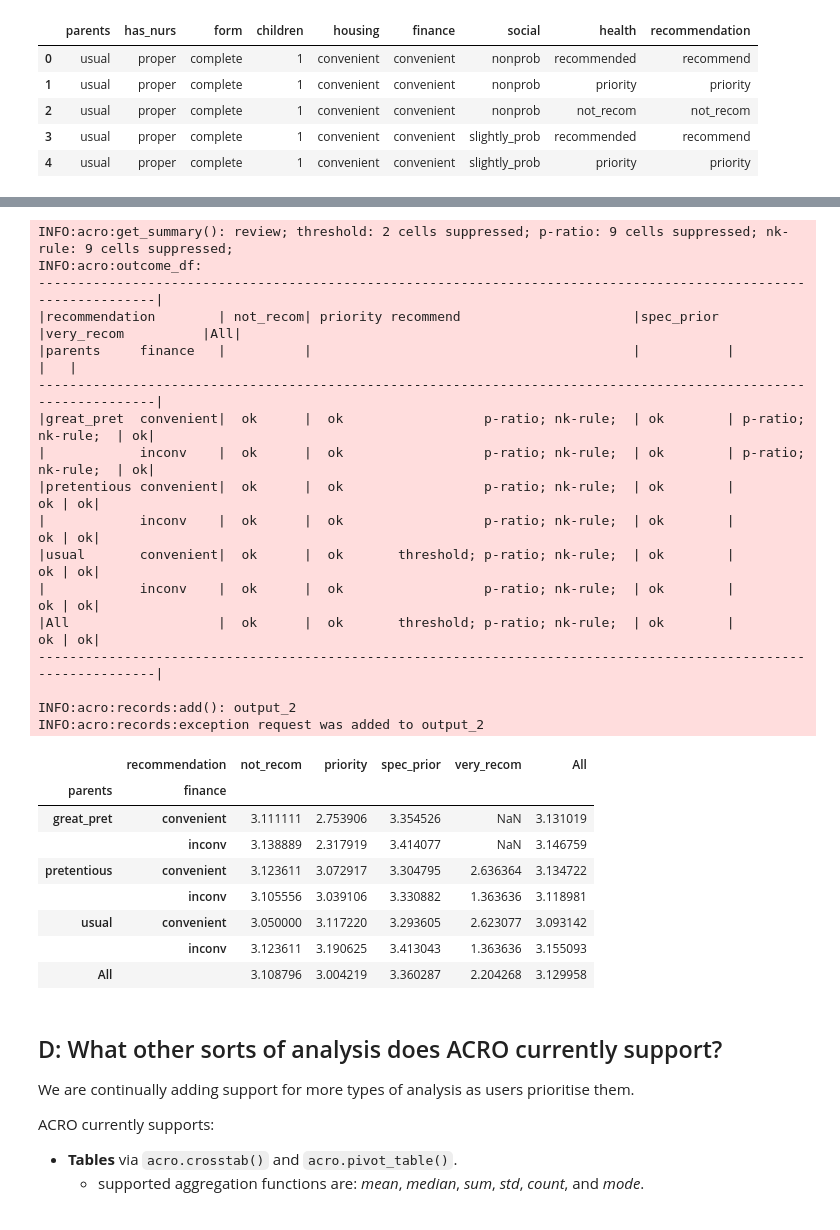
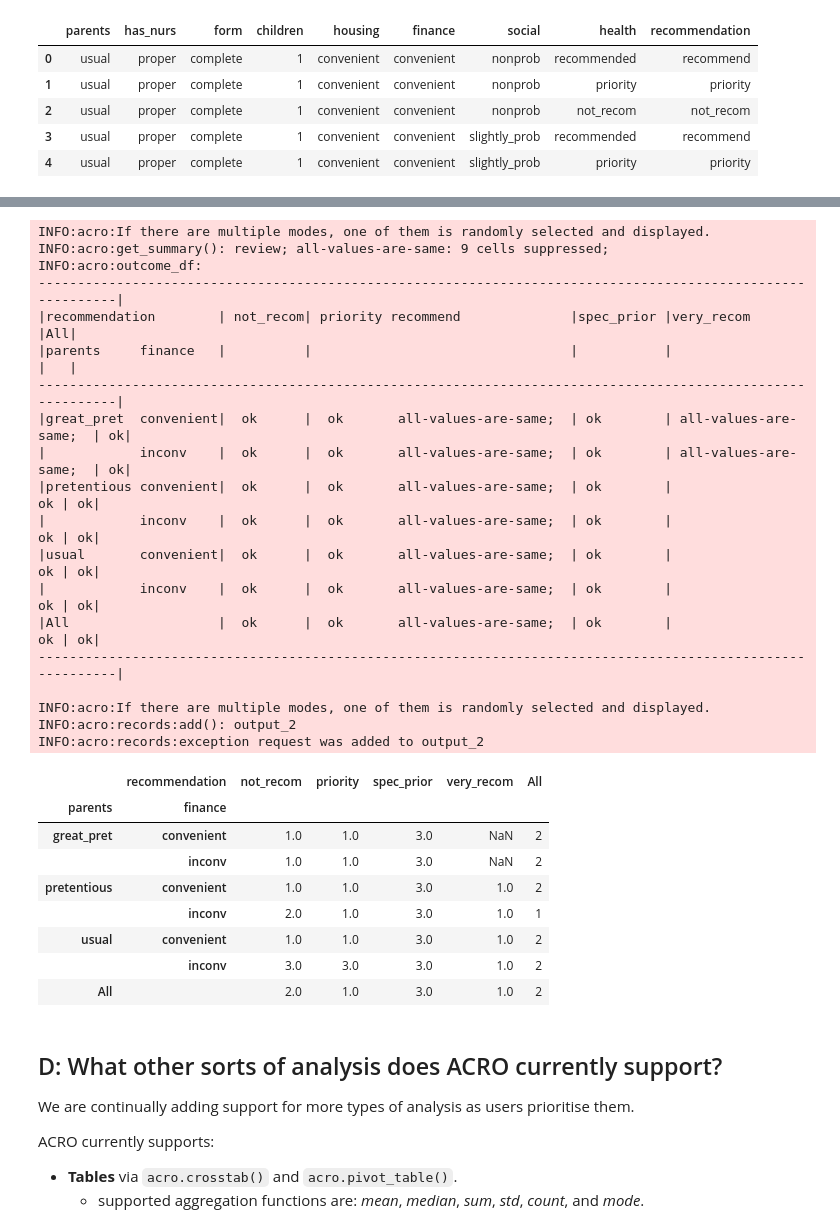
Before and after one commit to AI-SDC/ACRO, a Jupyter notebook: notebooks/acro_demo_2026.ipynb, the cells around one changed output, grey strips where cells are left out. Drawn from its saved outputs; the diff is of its cells as text; code cells hidden in the pictures.

```diff
--- a/notebooks/acro_demo_2026.ipynb
+++ b/notebooks/acro_demo_2026.ipynb
@@ -266,39 +285,41 @@ This is because after suppression has replaced numbers with `NaN`, pandas remove
 # %%
 acro.suppress = True
 acro.crosstab(
     index=[df.parents, df.finance],
     columns=df.recommendation,
     values=df.children,
-    aggfunc="mean",
+    aggfunc="mode",
     margins=True,
 )
 # %% [output]
-INFO:acro:get_summary(): review; threshold: 2 cells suppressed; p-ratio: 9 cells suppressed; nk-rule: 9 cells suppressed;
+INFO:acro:If there are multiple modes, one of them is randomly selected and displayed.
+INFO:acro:get_summary(): review; all-values-are-same: 9 cells suppressed;
 INFO:acro:outcome_df:
------------------------------------------------------------------------------------------------------------------|
-|recommendation        | not_recom| priority recommend                      |spec_prior |very_recom          |All|
-|parents     finance   |          |                                         |           |                    |   |
------------------------------------------------------------------------------------------------------------------|
-|great_pret  convenient|  ok      |  ok                  p-ratio; nk-rule;  | ok        | p-ratio; nk-rule;  | ok|
-|            inconv    |  ok      |  ok                  p-ratio; nk-rule;  | ok        | p-ratio; nk-rule;  | ok|
-|pretentious convenient|  ok      |  ok                  p-ratio; nk-rule;  | ok        |                 ok | ok|
-|            inconv    |  ok      |  ok                  p-ratio; nk-rule;  | ok        |                 ok | ok|
-|usual       convenient|  ok      |  ok       threshold; p-ratio; nk-rule;  | ok        |                 ok | ok|
-|            inconv    |  ok      |  ok                  p-ratio; nk-rule;  | ok        |                 ok | ok|
-|All                   |  ok      |  ok       threshold; p-ratio; nk-rule;  | ok        |                 ok | ok|
------------------------------------------------------------------------------------------------------------------|
+------------------------------------------------------------------------------------------------------------|
+|recommendation        | not_recom| priority recommend              |spec_prior |very_recom             |All|
+|parents     finance   |          |                                 |           |                       |   |
+------------------------------------------------------------------------------------------------------------|
+|great_pret  convenient|  ok      |  ok       all-values-are-same;  | ok        | all-values-are-same;  | ok|
+|            inconv    |  ok      |  ok       all-values-are-same;  | ok        | all-values-are-same;  | ok|
+|pretentious convenient|  ok      |  ok       all-values-are-same;  | ok        |                    ok | ok|
+|            inconv    |  ok      |  ok       all-values-are-same;  | ok        |                    ok | ok|
+|usual       convenient|  ok      |  ok       all-values-are-same;  | ok        |                    ok | ok|
+|            inconv    |  ok      |  ok       all-values-are-same;  | ok        |                    ok | ok|
+|All                   |  ok      |  ok       all-values-are-same;  | ok        |                    ok | ok|
+------------------------------------------------------------------------------------------------------------|
 
+INFO:acro:If there are multiple modes, one of them is randomly selected and displayed.
 INFO:acro:records:add(): output_2
 INFO:acro:records:exception request was added to output_2
 |  | recommendation | not_recom | priority | spec_prior | very_recom | All |
 | parents | finance |  |  |  |  |  |
-| great_pret | convenient | 3.111111 | 2.753906 | 3.354526 | NaN | 3.131019 |
-|  | inconv | 3.138889 | 2.317919 | 3.414077 | NaN | 3.146759 |
-| pretentious | convenient | 3.123611 | 3.072917 | 3.304795 | 2.636364 | 3.134722 |
-|  | inconv | 3.105556 | 3.039106 | 3.330882 | 1.363636 | 3.118981 |
-| usual | convenient | 3.050000 | 3.117220 | 3.293605 | 2.623077 | 3.093142 |
-|  | inconv | 3.123611 | 3.190625 | 3.413043 | 1.363636 | 3.155093 |
-| All |  | 3.108796 | 3.004219 | 3.360287 | 2.204268 | 3.129958 |
+| great_pret | convenient | 1.0 | 1.0 | 3.0 | NaN | 2 |
+|  | inconv | 1.0 | 1.0 | 3.0 | NaN | 2 |
+| pretentious | convenient | 1.0 | 1.0 | 3.0 | 1.0 | 2 |
+|  | inconv | 2.0 | 1.0 | 3.0 | 1.0 | 1 |
+| usual | convenient | 1.0 | 1.0 | 3.0 | 1.0 | 2 |
+|  | inconv | 3.0 | 3.0 | 3.0 | 1.0 | 2 |
+| All |  | 2.0 | 1.0 | 3.0 | 1.0 | 2 |
 # %% [markdown]
 ## D: What other sorts of analysis does ACRO currently support?
 We are continually adding support for more types of analysis as users prioritise them.
```
Also changed, not shown: parts of 9 cells of this notebook, 1 other file.
